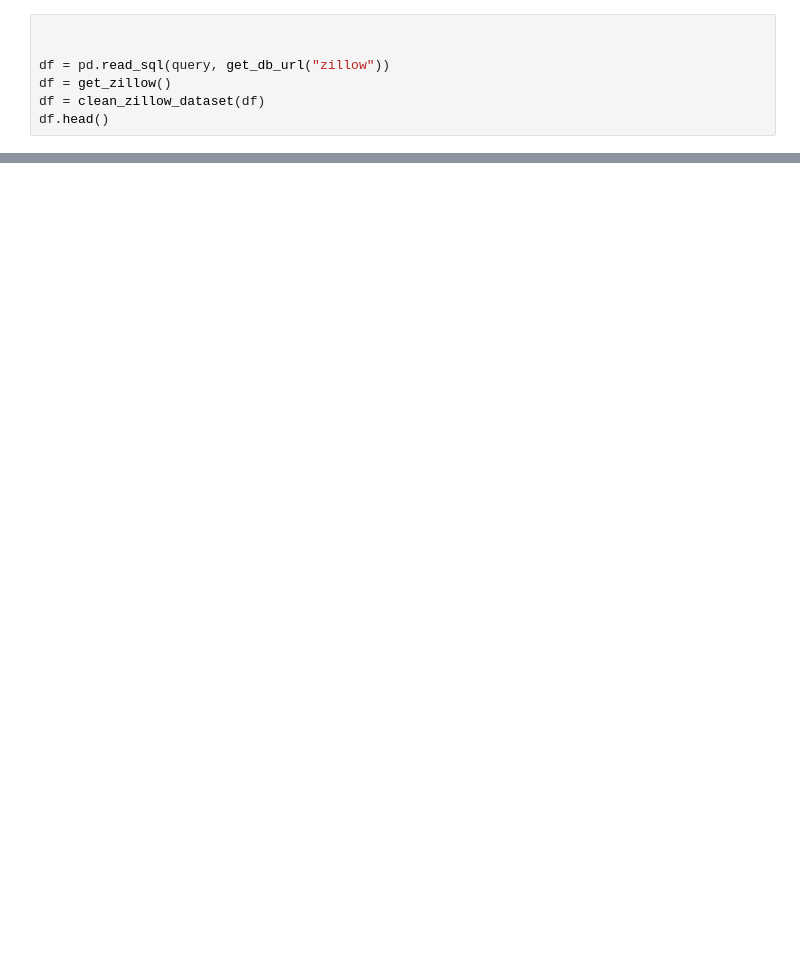
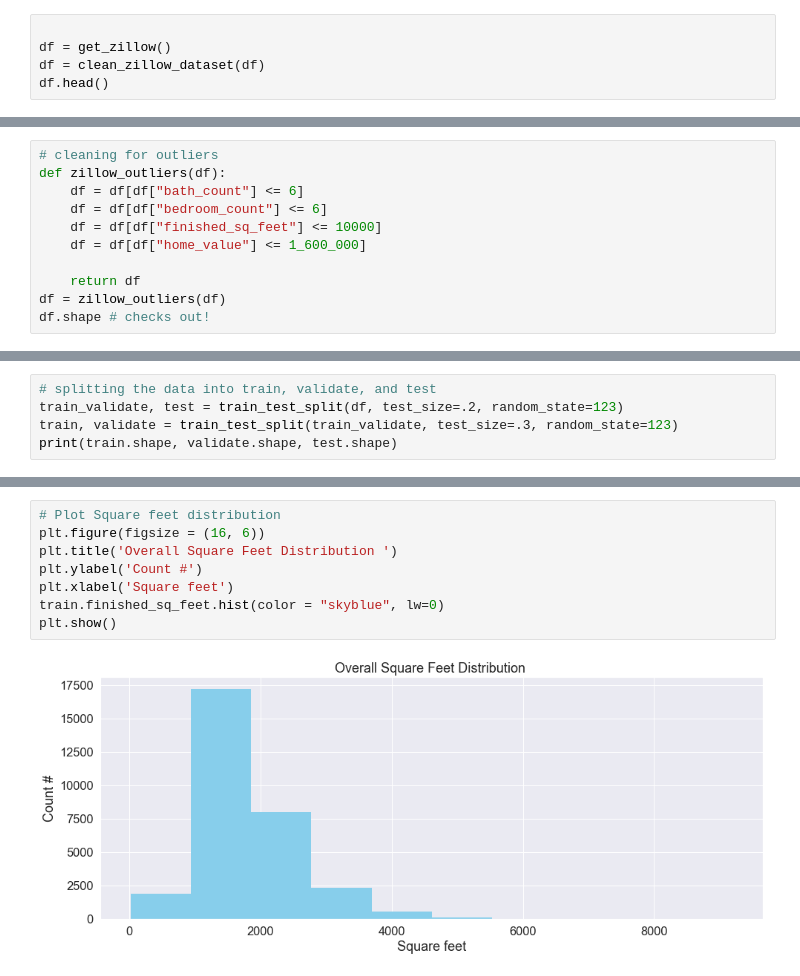
Before and after one commit to LuisVArce/Regression_Project, a Jupyter notebook: zillow_report.ipynb, the cells around one changed output, grey strips where cells are left out. Drawn from its saved outputs; the diff is of its cells as text; blank space fills up the shorter version.

```diff
--- a/zillow_report.ipynb
+++ b/zillow_report.ipynb
@@ -24,8 +30,6 @@ from sklearn.preprocessing import PolynomialFeatures
 from sklearn.linear_model import LinearRegression, LassoLars, TweedieRegressor
 # %%
 
-
-df = pd.read_sql(query, get_db_url("zillow"))
 df = get_zillow()
 df = clean_zillow_dataset(df)
 df.head()
@@ -50,0 +50,11 @@ SELECT
+# %%
+# cleaning for outliers
+def zillow_outliers(df):
+    df = df[df["bath_count"] <= 6]
+    df = df[df["bedroom_count"] <= 6]
+    df = df[df["finished_sq_feet"] <= 10000]
+    df = df[df["home_value"] <= 1_600_000]
+
+    return df
+df = zillow_outliers(df)
+df.shape # checks out!
@@ -50,0 +69,5 @@ SELECT
+# %%
+# splitting the data into train, validate, and test
+train_validate, test = train_test_split(df, test_size=.2, random_state=123)
+train, validate = train_test_split(train_validate, test_size=.3, random_state=123)
+print(train.shape, validate.shape, test.shape)
@@ -50,0 +98,10 @@ SELECT
+# %%
+# Plot Square feet distribution
+plt.figure(figsize = (16, 6))
+plt.title('Overall Square Feet Distribution ')
+plt.ylabel('Count #')
+plt.xlabel('Square feet')
+train.finished_sq_feet.hist(color = "skyblue", lw=0)
+plt.show()
+# %% [output]
+[figure, added]
```
Also changed, not shown: parts of 46 cells of this notebook, 3 other files.
